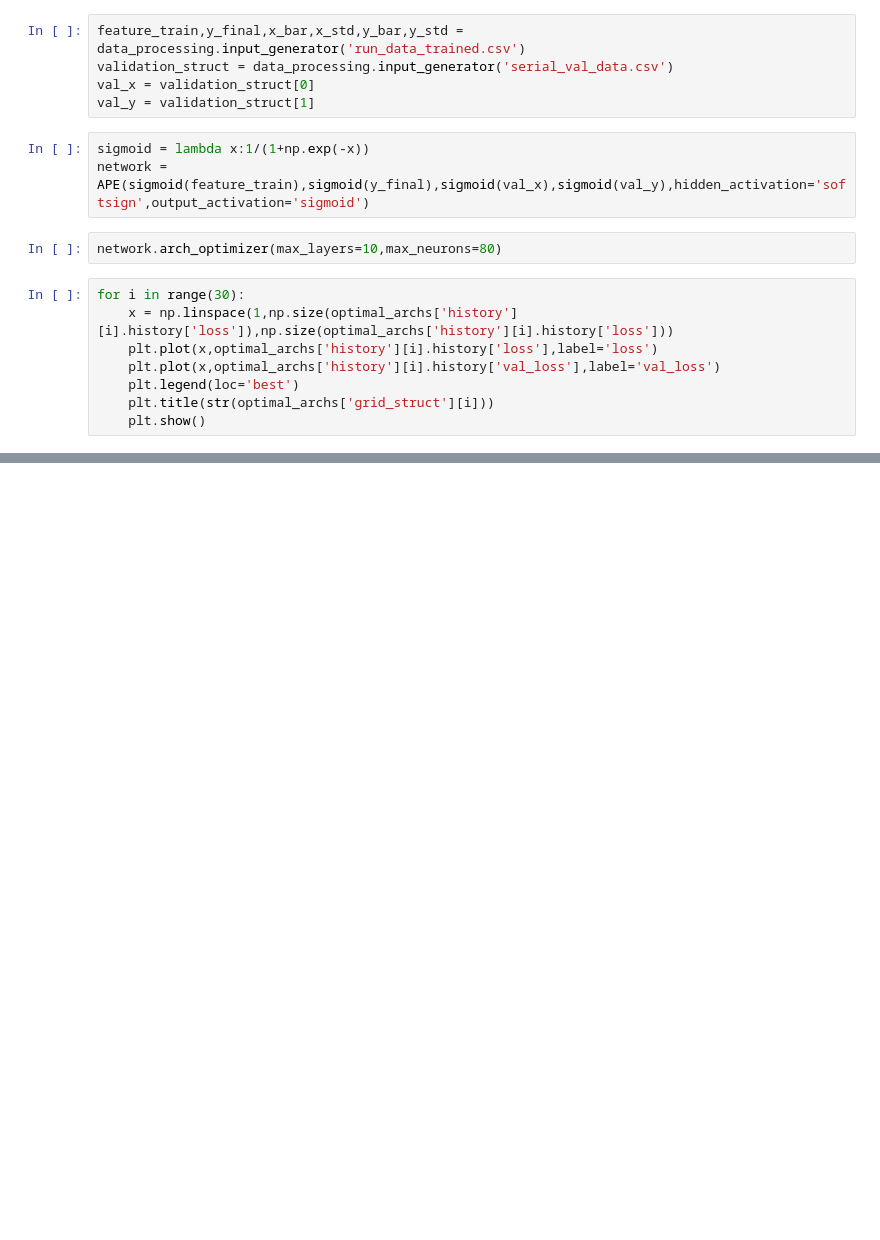
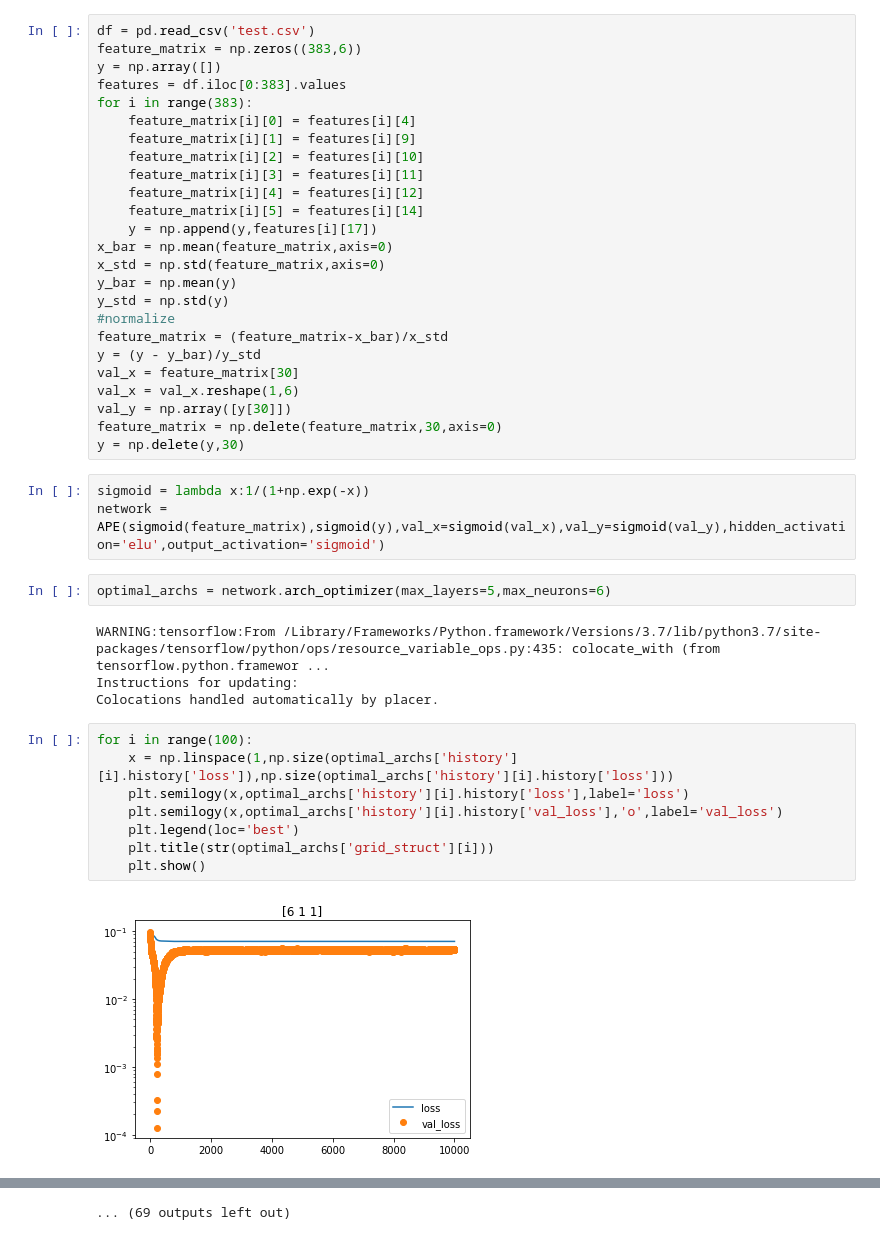
Before and after one commit to dherr06/APE, a Jupyter notebook: Network Sensitivity.ipynb, the cells around one changed output, grey strips where cells are left out. Drawn from its saved outputs; the diff is of its cells as text; blank space fills up the shorter version.

```diff
--- a/Network Sensitivity.ipynb
+++ b/Network Sensitivity.ipynb
@@ -7,21 +8,47 @@ import matplotlib.pyplot as plt
 from APE import APE
 from data_processing import data_processing
 %matplotlib inline
-# %%
-feature_train,y_final,x_bar,x_std,y_bar,y_std = data_processing.input_generator('run_data_trained.csv')
-validation_struct = data_processing.input_generator('serial_val_data.csv')
-val_x = validation_struct[0]
-val_y = validation_struct[1]
+# %%
+df = pd.read_csv('test.csv')
+feature_matrix = np.zeros((383,6))
+y = np.array([])
+features = df.iloc[0:383].values
+for i in range(383):
+    feature_matrix[i][0] = features[i][4]
+    feature_matrix[i][1] = features[i][9]
+    feature_matrix[i][2] = features[i][10]
+    feature_matrix[i][3] = features[i][11]
+    feature_matrix[i][4] = features[i][12]
+    feature_matrix[i][5] = features[i][14]
+    y = np.append(y,features[i][17])
+x_bar = np.mean(feature_matrix,axis=0)
+x_std = np.std(feature_matrix,axis=0)
+y_bar = np.mean(y)
+y_std = np.std(y)
+#normalize
+feature_matrix = (feature_matrix-x_bar)/x_std
+y = (y - y_bar)/y_std
+val_x = feature_matrix[30]
+val_x = val_x.reshape(1,6)
+val_y = np.array([y[30]])
+feature_matrix = np.delete(feature_matrix,30,axis=0)
+y = np.delete(y,30)
 # %%
 sigmoid = lambda x:1/(1+np.exp(-x))
-network = APE(sigmoid(feature_train),sigmoid(y_final),sigmoid(val_x),sigmoid(val_y),hidden_activation='softsign',output_activation='sigmoid')
+network = APE(sigmoid(feature_matrix),sigmoid(y),val_x=sigmoid(val_x),val_y=sigmoid(val_y),hidden_activation='elu',output_activation='sigmoid')
 # %%
-network.arch_optimizer(max_layers=10,max_neurons=80)
+optimal_archs = network.arch_optimizer(max_layers=5,max_neurons=6)
+# %% [output]
+WARNING:tensorflow:From /Library/Frameworks/Python.framework/Versions/3.7/lib/python3.7/site-packages/tensorflow/python/ops/resource_variable_ops.py:435: colocate_with (from tensorflow.python.framewor ...
+Instructions for updating:
+Colocations handled automatically by placer.
 # %%
-for i in range(30):
+for i in range(100):
     x = np.linspace(1,np.size(optimal_archs['history'][i].history['loss']),np.size(optimal_archs['history'][i].history['loss']))
-    plt.plot(x,optimal_archs['history'][i].history['loss'],label='loss')
-    plt.plot(x,optimal_archs['history'][i].history['val_loss'],label='val_loss')
+    plt.semilogy(x,optimal_archs['history'][i].history['loss'],label='loss')
+    plt.semilogy(x,optimal_archs['history'][i].history['val_loss'],'o',label='val_loss')
     plt.legend(loc='best')
     plt.title(str(optimal_archs['grid_struct'][i]))
     plt.show()
+# %% [output]
+[figure, added]
@@ -27,0 +66 @@ for i in range(30):
+... (69 outputs left out)
```
Also changed, not shown: parts of 2 cells of this notebook, 3 other files.
